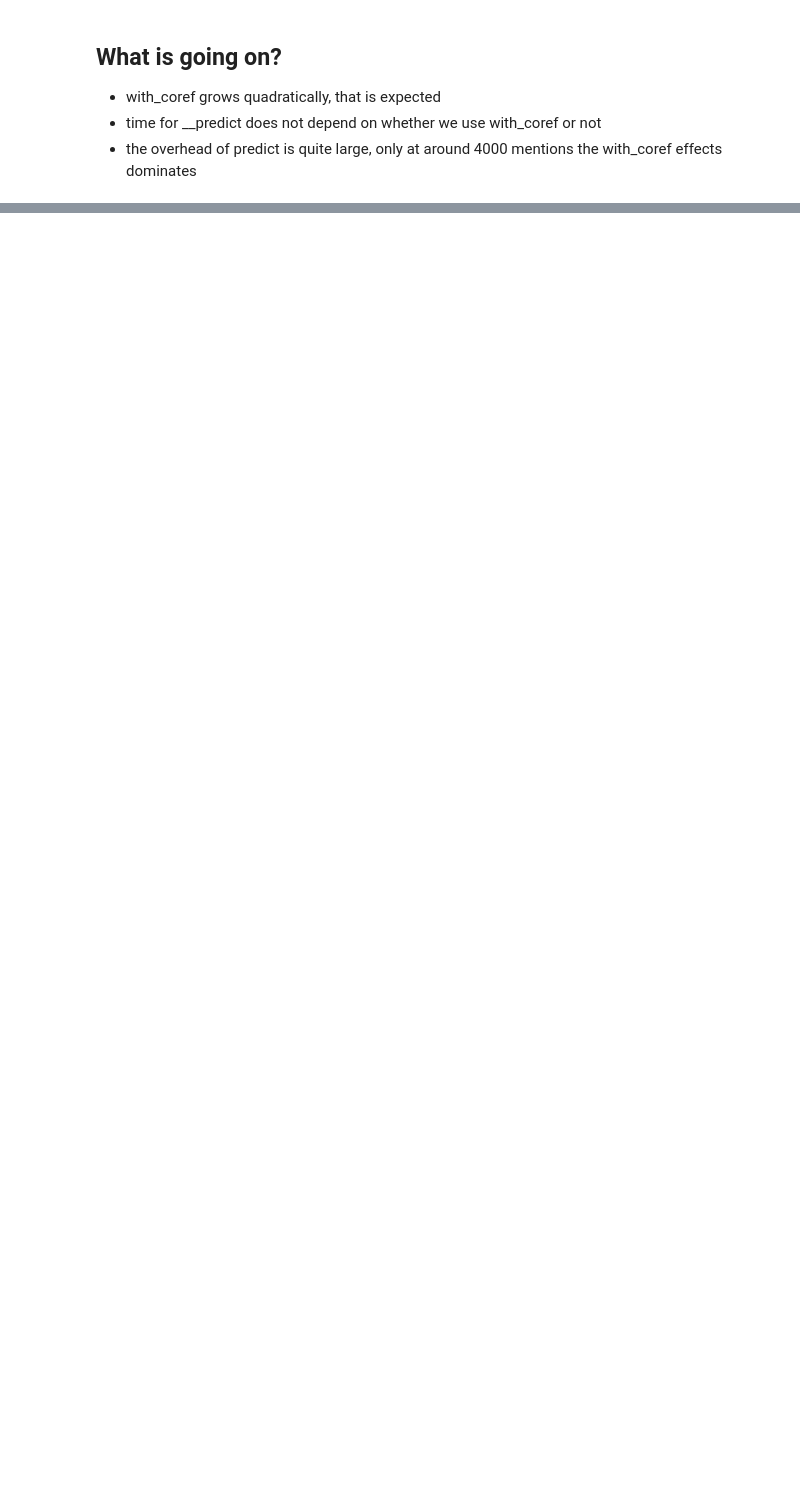
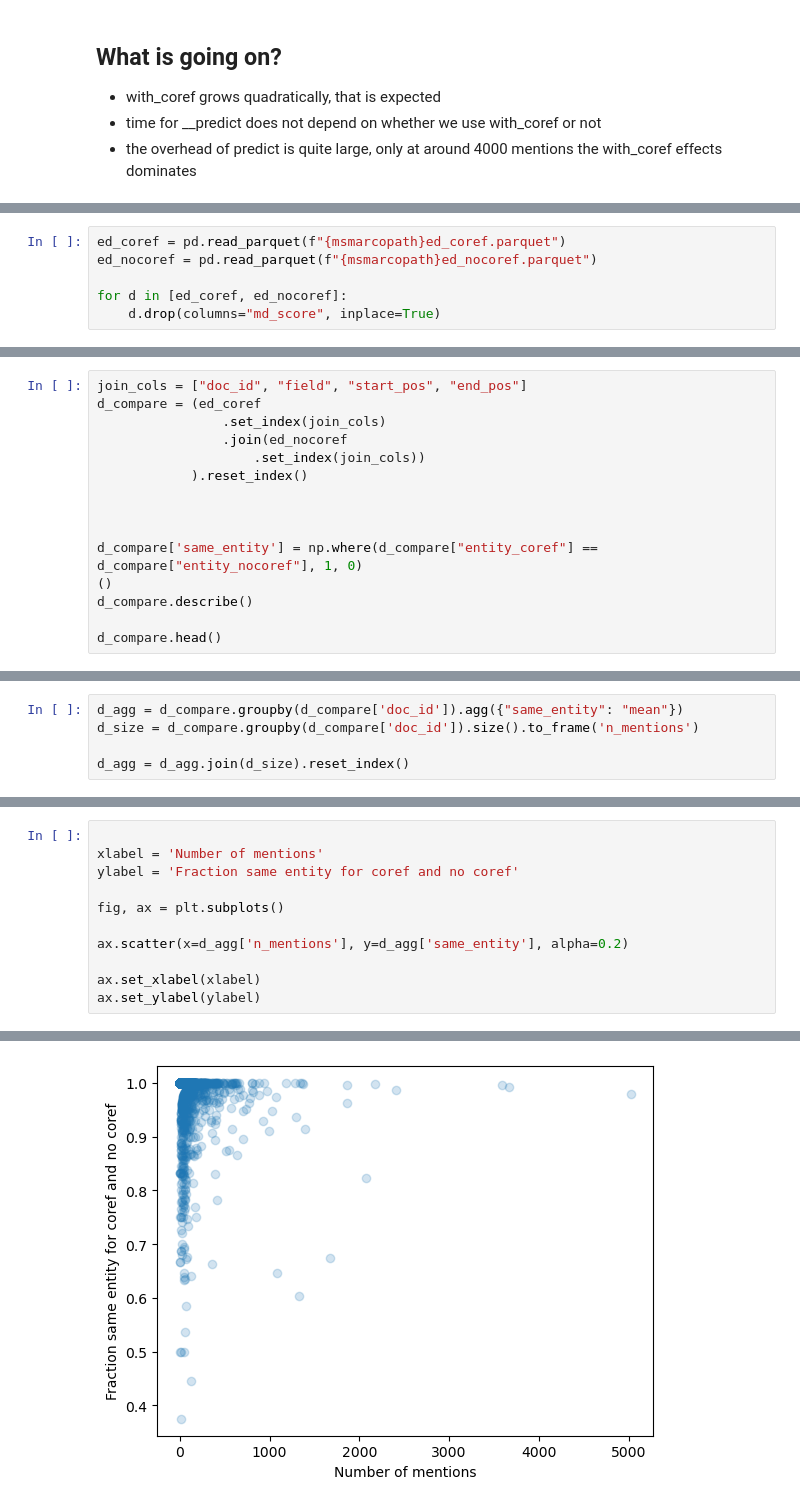
Before and after one commit to f-hafner/explore_coref, a Jupyter notebook: overview.ipynb, the cells around one changed output, grey strips where cells are left out. Drawn from its saved outputs; the diff is of its cells as text; blank space fills up the shorter version.

Commit message:
add msmarco results to overview

```diff
--- a/overview.ipynb
+++ b/overview.ipynb
@@ -227,0 +224,6 @@ Text(0.5, 1.0, 'Comparing function timing when coref is on')
+# %%
+ed_coref = pd.read_parquet(f"{msmarcopath}ed_coref.parquet")
+ed_nocoref = pd.read_parquet(f"{msmarcopath}ed_nocoref.parquet")
+
+for d in [ed_coref, ed_nocoref]:
+    d.drop(columns="md_score", inplace=True)
@@ -227,0 +261,15 @@ Text(0.5, 1.0, 'Comparing function timing when coref is on')
+# %%
+join_cols = ["doc_id", "field", "start_pos", "end_pos"]
+d_compare = (ed_coref
+                .set_index(join_cols)
+                .join(ed_nocoref
+                    .set_index(join_cols))
+            ).reset_index()
+
+
+
+d_compare['same_entity'] = np.where(d_compare["entity_coref"] == d_compare["entity_nocoref"], 1, 0)
+()
+d_compare.describe()
+
+d_compare.head()
@@ -227,0 +305,5 @@ Text(0.5, 1.0, 'Comparing function timing when coref is on')
+# %%
+d_agg = d_compare.groupby(d_compare['doc_id']).agg({"same_entity": "mean"})
+d_size = d_compare.groupby(d_compare['doc_id']).size().to_frame('n_mentions')
+
+d_agg = d_agg.join(d_size).reset_index()
@@ -227,0 +319,12 @@ Text(0.5, 1.0, 'Comparing function timing when coref is on')
+# %%
+
+xlabel = 'Number of mentions'
+ylabel = 'Fraction same entity for coref and no coref'
+
+fig, ax = plt.subplots()
+
+ax.scatter(x=d_agg['n_mentions'], y=d_agg['same_entity'], alpha=0.2)
+
+ax.set_xlabel(xlabel)
+ax.set_ylabel(ylabel)
+# %% [output]
@@ -227,0 +332 @@ Text(0.5, 1.0, 'Comparing function timing when coref is on')
+[figure, added]
```
Also changed, not shown: parts of 16 cells of this notebook, 1 other file.
